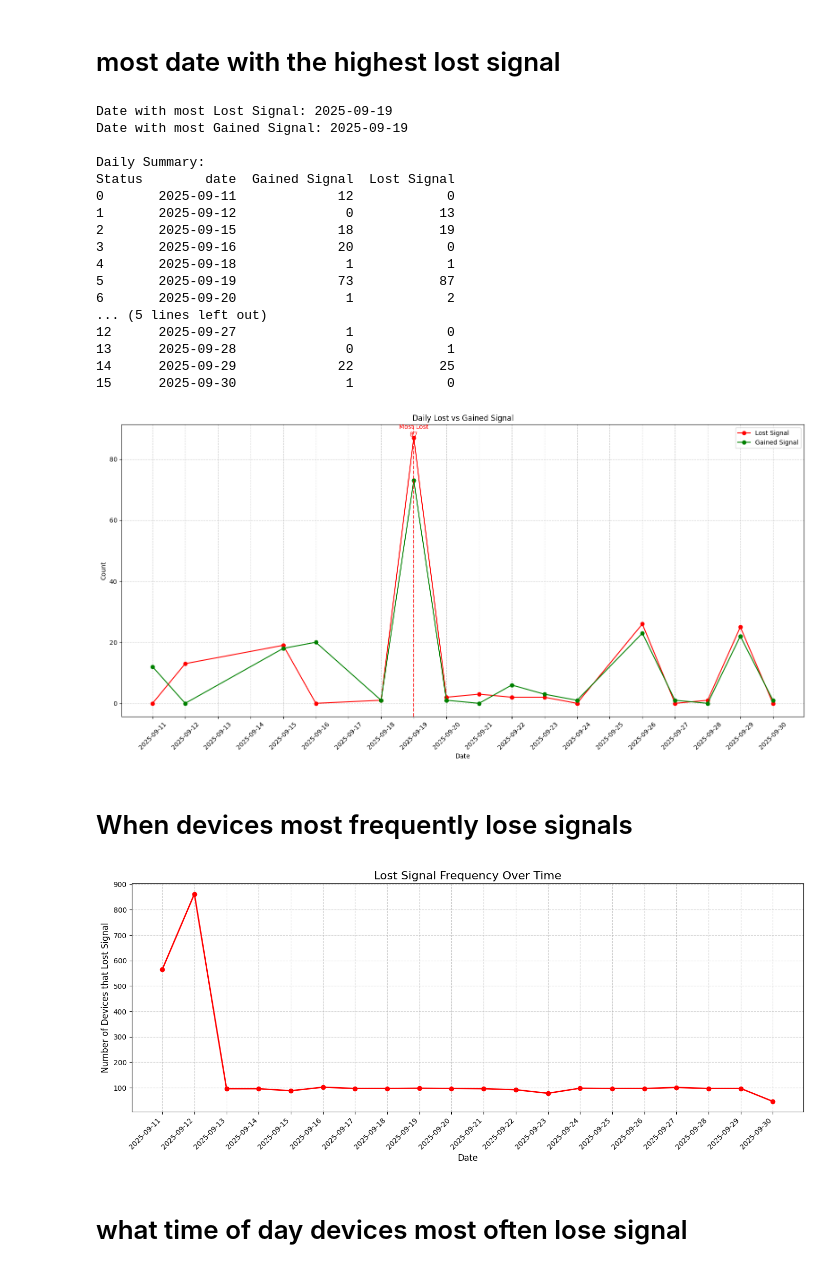
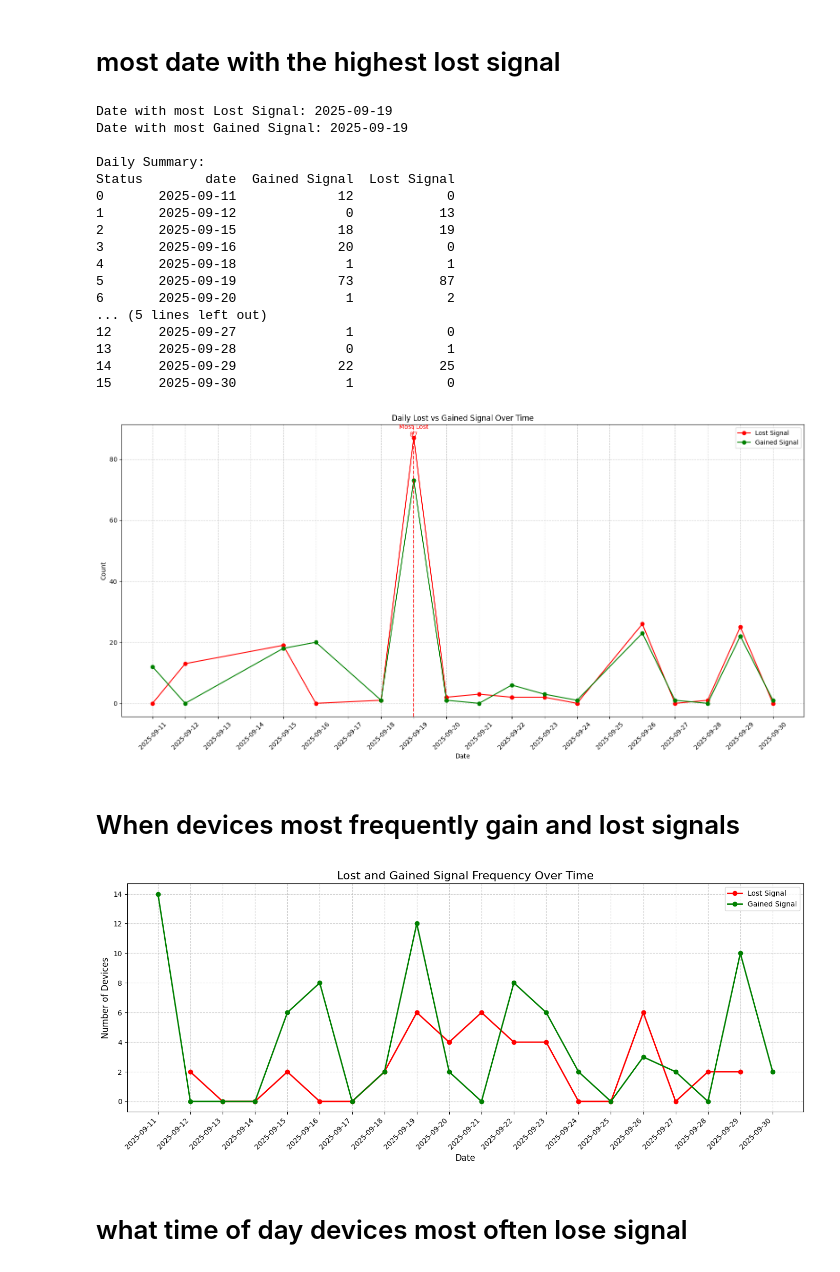
Before and after one commit to ralphrowel/jupyter-projects, a Jupyter notebook: datainterpretation/notebooks/datainterpret.ipynb, the cells around one changed output. Drawn from its saved outputs; the diff is of its cells as text; code cells hidden in the pictures.

Commit message:
added time focused graphs

```diff
--- a/datainterpretation/notebooks/datainterpret.ipynb
+++ b/datainterpretation/notebooks/datainterpret.ipynb
@@ -38,15 +24,10 @@ Index(['time', 'Temperature 1', 'Battery 1', 'Signal 1', 'Temperature 2',
 # %% [markdown]
 # sort time
 # %%
-df['time'] = pd.to_datetime(
-    df['time'],
-    format='%B %d, %Y %I:%M %p',
-    errors='coerce'
-)
-df = df.sort_values('time')
-
-df['time'] = pd.to_datetime(df['time'], errors='coerce')
-df = df.sort_values('time')
+df.rename(columns={df.columns[0]: "time"}, inplace=True)
+df.columns = df.columns.str.strip().str.replace(" ", "_")
+df['time'] = pd.to_datetime(df['time'], format='%B %d, %Y %I:%M %p', errors='coerce')
+df = df.sort_values('time').reset_index(drop=True)
 # %% [markdown]
 # detect
 # %%
@@ -180,7 +162,7 @@ plt.figure(figsize=(16,8))
 plt.plot(daily_summary['date'], daily_summary['Lost Signal'], color='red', marker='o', label='Lost Signal')
 plt.plot(daily_summary['date'], daily_summary['Gained Signal'], color='green', marker='o', label='Gained Signal')
 
-plt.title("Daily Lost vs Gained Signal")
+plt.title("Daily Lost vs Gained Signal Over Time")
 plt.xlabel("Date")
 plt.ylabel("Count")
 
@@ -216,35 +198,44 @@ Status        date  Gained Signal  Lost Signal
 13      2025-09-28              0            1
 14      2025-09-29             22           25
 15      2025-09-30              1            0
-[figure, old version]
+[figure, new version]
 # %% [markdown]
-# When devices most frequently lose signals
+# When devices most frequently gain and lost signals
 # %%
-# --- Identify lost signals ---
+# --- Identify signal columns ---
 signal_cols = [col for col in df.columns if 'Signal' in col]
-df['Lost'] = df[signal_cols].eq(0).any(axis=1)
 
-# --- Count how many devices lost signal per day ---
+lost_mask = df[signal_cols].lt(df[signal_cols].shift()) & df[signal_cols].eq(0)
+gained_mask = df[signal_cols].gt(df[signal_cols].shift()) & df[signal_cols].shift().eq(0)
+
+# --- Count rows with any lost/gained event across all devices ---
+df['Lost'] = lost_mask.any(axis=1)
+df['Gained'] = gained_mask.any(axis=1)
+
+# --- Count lost/gained events per day ---
 lost_per_day = df[df['Lost']].resample('D', on='time').size()
+gained_per_day = df[df['Gained']].resample('D', on='time').size()
 
-# --- Plot ---
-plt.figure(figsize=(14,6))
-plt.plot(lost_per_day.index, lost_per_day.values, color='red', marker='o', linewidth=2)
+# --- Plot both ---
+plt.figure(figsize=(14, 6))
+plt.plot(lost_per_day.index, lost_per_day.values, color='red', marker='o', linewidth=2, label='Lost Signal')
+plt.plot(gained_per_day.index, gained_per_day.values, color='green', marker='o', linewidth=2, label='Gained Signal')
 
-plt.title("Lost Signal Frequency Over Time", fontsize=16)
+plt.title("Lost and Gained Signal Frequency Over Time", fontsize=16)
 plt.xlabel("Date", fontsize=12)
-plt.ylabel("Number of Devices that Lost Signal", fontsize=12)
+plt.ylabel("Number of Devices", fontsize=12)
 plt.grid(True, linestyle='--', alpha=0.6)
 
-# --- Show more dates on x-axis ---
+# --- Format x-axis ---
 plt.gca().xaxis.set_major_locator(mdates.DayLocator(interval=1))
 plt.gca().xaxis.set_major_formatter(mdates.DateFormatter('%Y-%m-%d'))
 plt.xticks(rotation=45, ha='right')
 
+plt.legend()
 plt.tight_layout()
 plt.show()
 # %% [output]
-[figure, old version]
+[figure, new version]
 # %% [markdown]
 # what time of day devices most often lose signal
 # %%
```
Also changed, not shown: parts of 12 cells of this notebook.
